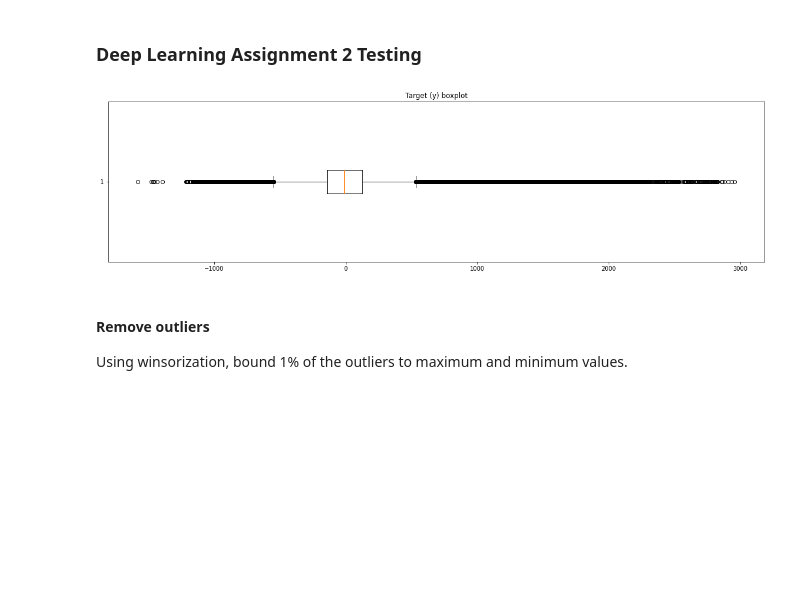
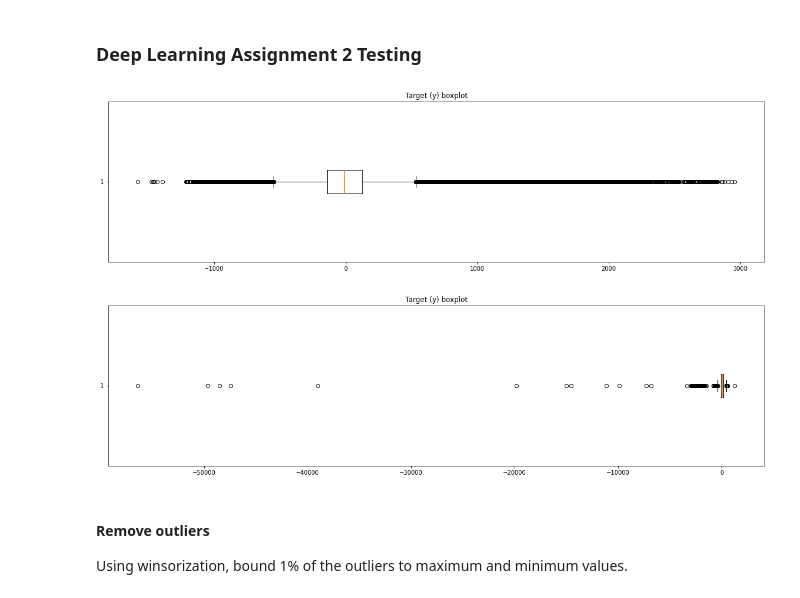
Before and after one commit to haakon8855/time-series-forecasting-RNN, a Jupyter notebook: eda.ipynb, the cells around one changed output. Cells and saved outputs as stored; diff of their text form; code cells hidden in the pictures; blank space fills up the shorter version.

```diff
--- a/eda.ipynb
+++ b/eda.ipynb
@@ -17,16 +17,18 @@ data_valid['y_original'] = data_valid['y']
 # %%
 def show_boxplot(dataframe, column):
     """
     Show a boxplot of the data in the given column of the given dataframe.
     """
     plt.figure(figsize=(20, 5))
     plt.title('Target (y) boxplot')
     plt.boxplot(dataframe[column], vert=False)
     plt.show()
 
 show_boxplot(data_train, 'y*')
+show_boxplot(data_valid, 'y*')
 # %% [output]
 [figure]
+[figure, added]
 # %% [markdown]
 #### Remove outliers
 
```
Also changed, not shown: parts of 2 cells of this notebook.
